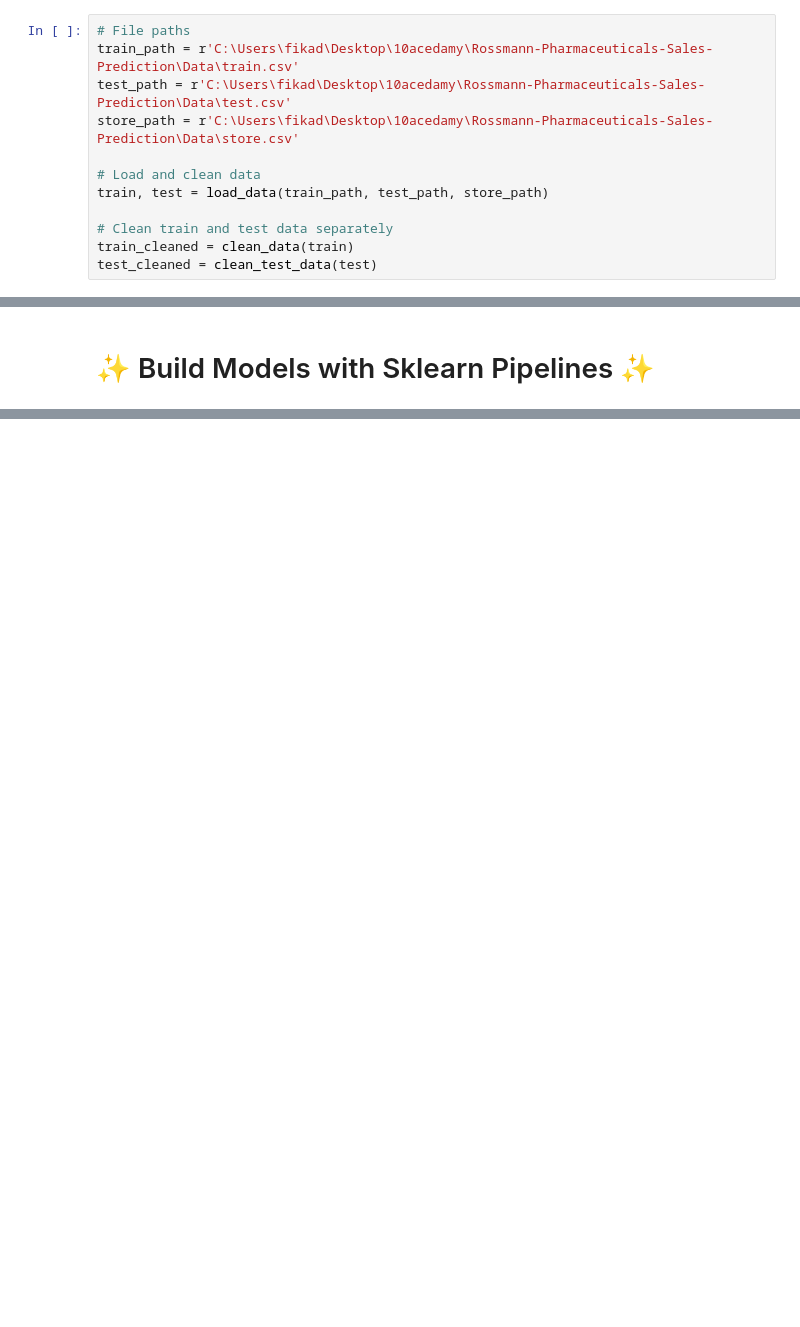
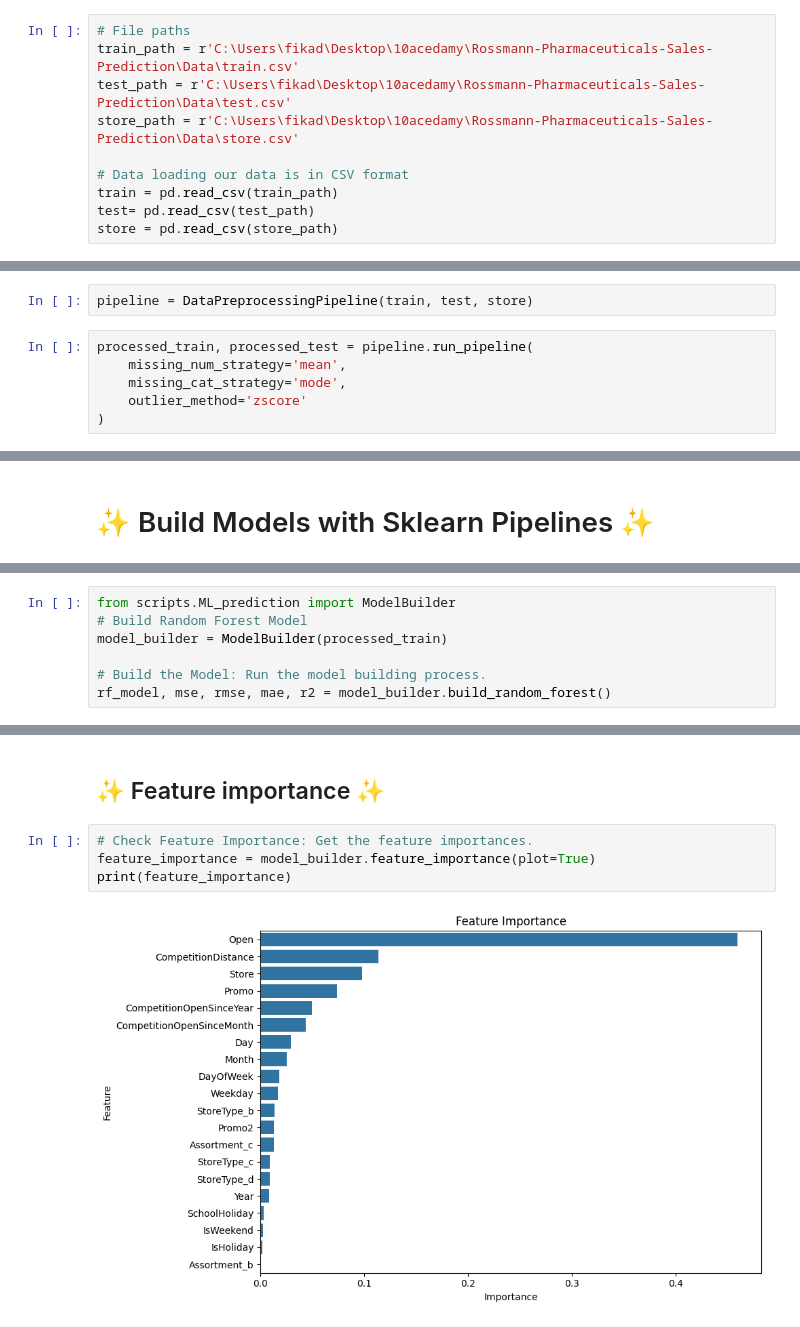
Before and after one commit to Elelanfik/Rossmann-Pharmaceuticals-Sales-Prediction, a Jupyter notebook: notebooks/Predictive.ipynb, the cells around one changed output, grey strips where cells are left out. Saved outputs shown, nothing was run; the diff lists cells and outputs as text; blank space fills up the shorter version.

Commit message:
build_ml_model

```diff
--- a/notebooks/Predictive.ipynb
+++ b/notebooks/Predictive.ipynb
@@ -113,9 +135,7 @@ train_path = r'C:\Users\fikad\Desktop\10acedamy\Rossmann-Pharmaceuticals-Sales-P
 test_path = r'C:\Users\fikad\Desktop\10acedamy\Rossmann-Pharmaceuticals-Sales-Prediction\Data\test.csv'
 store_path = r'C:\Users\fikad\Desktop\10acedamy\Rossmann-Pharmaceuticals-Sales-Prediction\Data\store.csv'
 
-# Load and clean data
-train, test = load_data(train_path, test_path, store_path)
-
-# Clean train and test data separately
-train_cleaned = clean_data(train)
-test_cleaned = clean_test_data(test)
+# Data loading our data is in CSV format
+train = pd.read_csv(train_path)
+test= pd.read_csv(test_path)
+store = pd.read_csv(store_path)
@@ -405,0 +163,8 @@ logger.info("Scaled numeric features for both train and test datasets.")
+# %%
+pipeline = DataPreprocessingPipeline(train, test, store)
+# %%
+processed_train, processed_test = pipeline.run_pipeline(
+    missing_num_strategy='mean',
+    missing_cat_strategy='mode',
+    outlier_method='zscore'
+)
@@ -460,0 +233,7 @@ print("Model trained and predictions saved successfully.")
+# %%
+from scripts.ML_prediction import ModelBuilder
+# Build Random Forest Model
+model_builder = ModelBuilder(processed_train)
+
+# Build the Model: Run the model building process.
+rf_model, mse, rmse, mae, r2 = model_builder.build_random_forest()
@@ -460,0 +245,16 @@ print("Model trained and predictions saved successfully.")
+# %% [markdown]
+<style>
+    h2 {
+        color: #ffaa00;
+        text-shadow: 2px 2px 5px #000;
+        font-family: "Comic Sans MS", sans-serif;
+    }
+</style>
+
+<h2>✨ Feature importance ✨</h2>
+# %%
+# Check Feature Importance: Get the feature importances.
+feature_importance = model_builder.feature_importance(plot=True)
+print(feature_importance)
+# %% [output]
+[figure, added]
```
Also changed, not shown: parts of 27 cells of this notebook, 3 other files.
